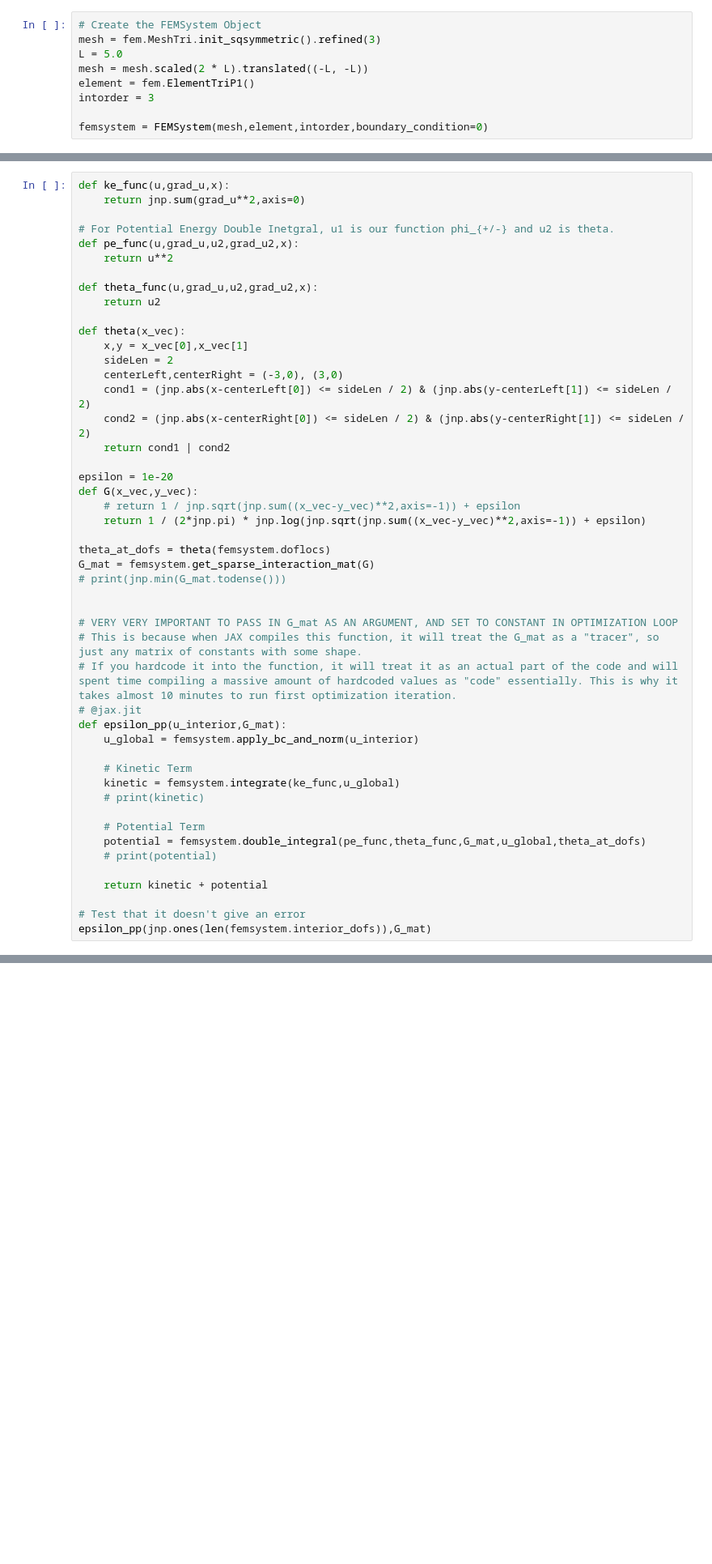
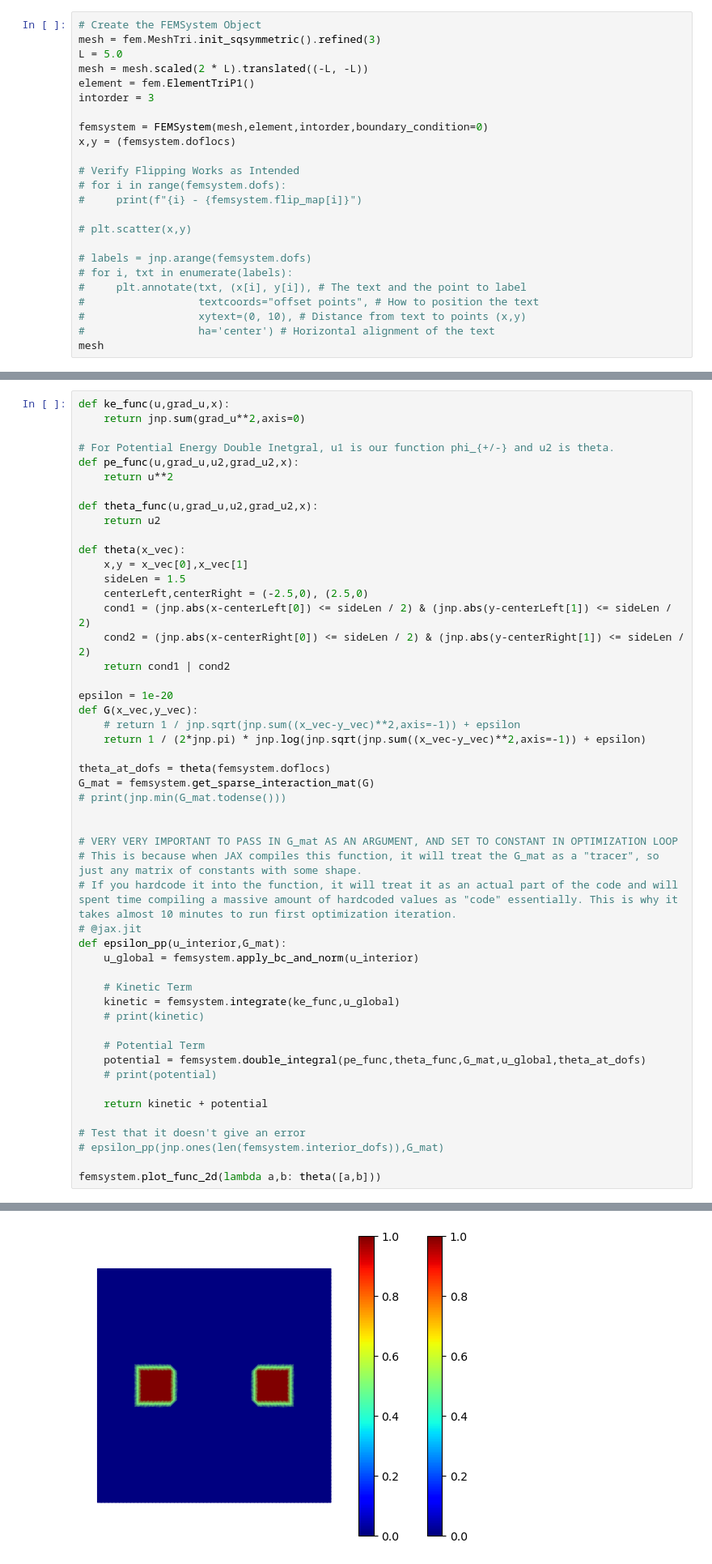
Before and after one commit to vcaipu/cqednumerics, a Jupyter notebook: examples/2DInteraction.ipynb, the cells around one changed output, grey strips where cells are left out. Shown at 81% size. Drawn from its saved outputs; the diff is of its cells as text; blank space fills up the shorter version.

Commit message:
even and odd modes over symmetric mesh obtained

```diff
--- a/examples/2DInteraction.ipynb
+++ b/examples/2DInteraction.ipynb
@@ -475,3 +520,18 @@ element = fem.ElementTriP1()
 intorder = 3
 
 femsystem = FEMSystem(mesh,element,intorder,boundary_condition=0)
+x,y = (femsystem.doflocs)
+
+# Verify Flipping Works as Intended
+# for i in range(femsystem.dofs):
+#     print(f"{i} - {femsystem.flip_map[i]}")
+
+# plt.scatter(x,y)
+
+# labels = jnp.arange(femsystem.dofs)
+# for i, txt in enumerate(labels):
+#     plt.annotate(txt, (x[i], y[i]), # The text and the point to label
+#                  textcoords="offset points", # How to position the text
+#                  xytext=(0, 10), # Distance from text to points (x,y)
+#                  ha='center') # Horizontal alignment of the text
+mesh
@@ -658,8 +723,8 @@ def theta_func(u,grad_u,u2,grad_u2,x):
 
 def theta(x_vec):
     x,y = x_vec[0],x_vec[1]
-    sideLen = 2
-    centerLeft,centerRight = (-3,0), (3,0)
+    sideLen = 1.5
+    centerLeft,centerRight = (-2.5,0), (2.5,0)
     cond1 = (jnp.abs(x-centerLeft[0]) <= sideLen / 2) & (jnp.abs(y-centerLeft[1]) <= sideLen / 2)
     cond2 = (jnp.abs(x-centerRight[0]) <= sideLen / 2) & (jnp.abs(y-centerRight[1]) <= sideLen / 2)
     return cond1 | cond2
@@ -692,5 +757,7 @@ def epsilon_pp(u_interior,G_mat):
     return kinetic + potential
 
 # Test that it doesn't give an error
-epsilon_pp(jnp.ones(len(femsystem.interior_dofs)),G_mat)
+# epsilon_pp(jnp.ones(len(femsystem.interior_dofs)),G_mat)
+
+femsystem.plot_func_2d(lambda a,b: theta([a,b]))
 # %% [output]
@@ -698,3 +764,4 @@ Array(2.105951, dtype=float32)
+[figure, added]
 # %%
 # Optimization Loop
 u_init_interior = femsystem.get_initial_ones_interior()
```
Also changed, not shown: parts of 11 cells of this notebook, 4 other files.
